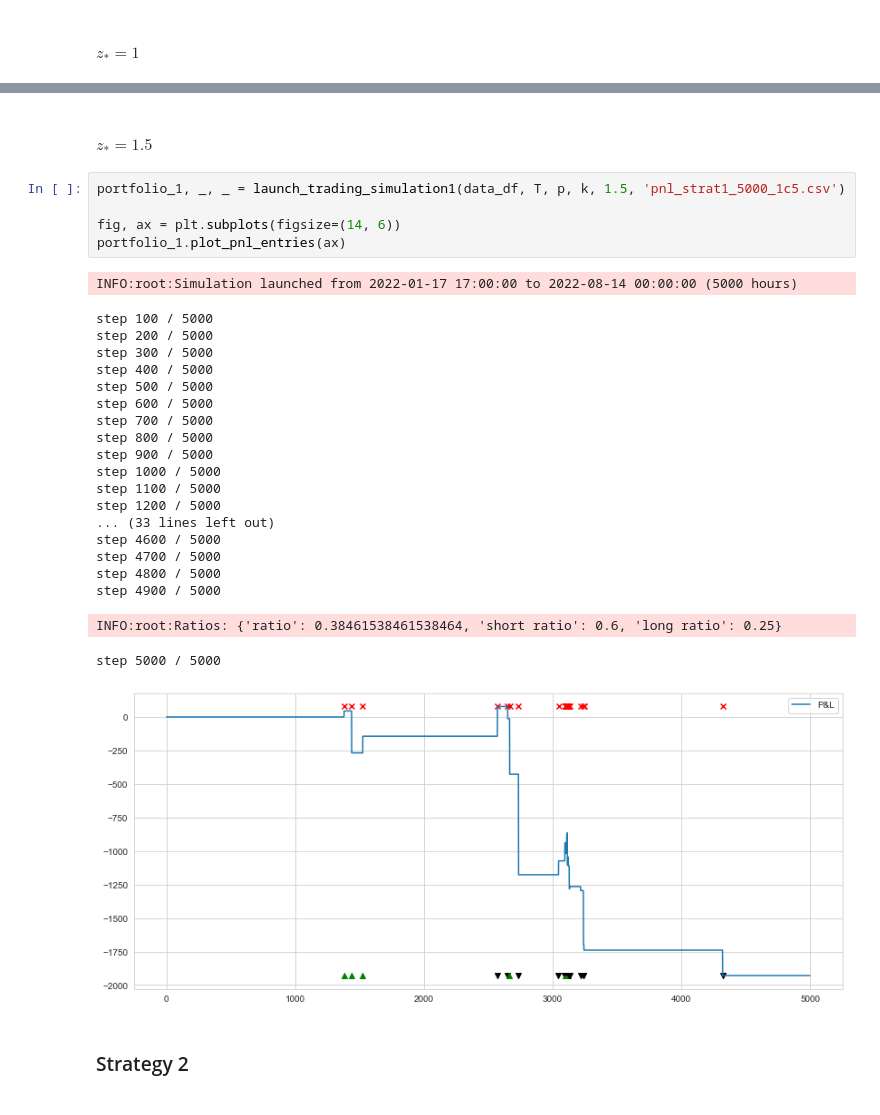
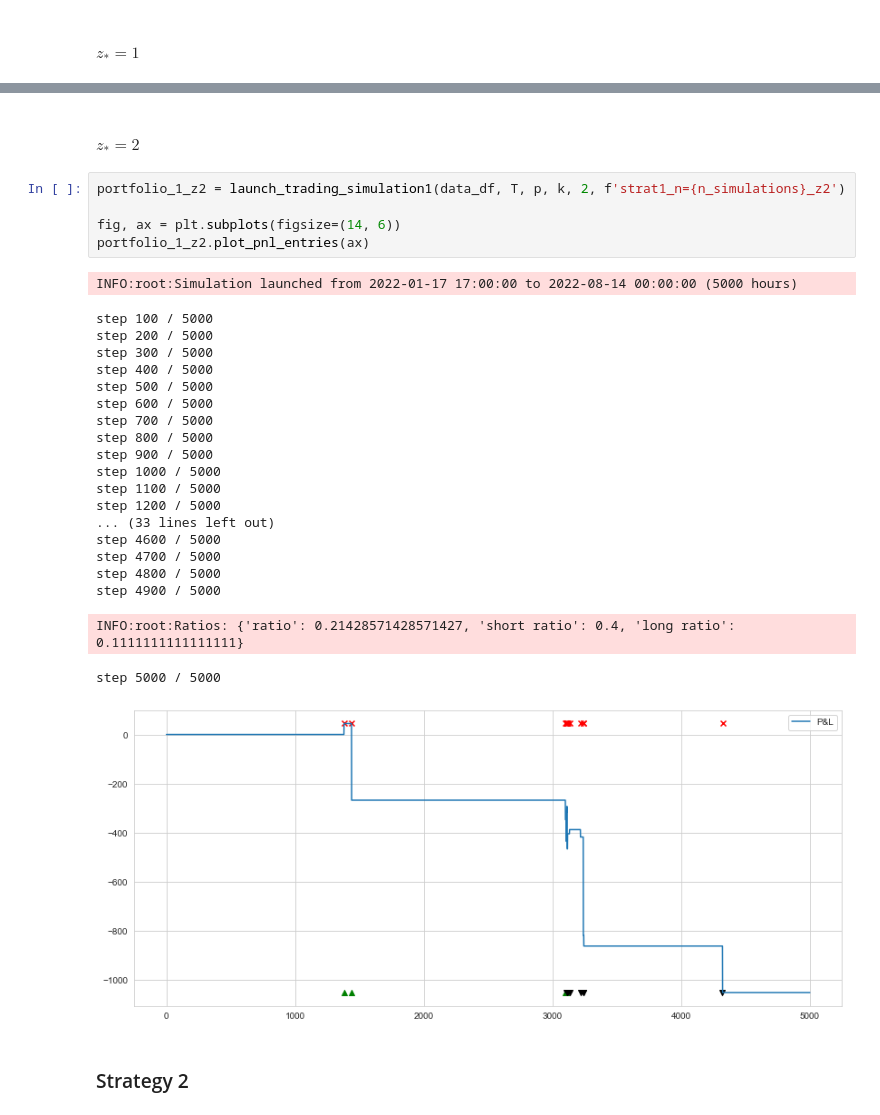
Before and after one commit to Tristan-C-13/modelling-non-stationary-time-series, a Jupyter notebook: meeting.ipynb, the cells around one changed output, grey strips where cells are left out. Drawn from its saved outputs; the diff is of its cells as text.

```diff
--- a/meeting.ipynb
+++ b/meeting.ipynb
@@ -160,33 +189,33 @@ portfolio_1.plot_pnl_entries(ax)
 [figure]
 # %% [markdown]
-#### $z_* = 1.5$
+#### $z_* = 2$
 # %%
-portfolio_1, _, _ = launch_trading_simulation1(data_df, T, p, k, 1.5, 'pnl_strat1_5000_1c5.csv')
+portfolio_1_z2 = launch_trading_simulation1(data_df, T, p, k, 2, f'strat1_n={n_simulations}_z2')
 
 fig, ax = plt.subplots(figsize=(14, 6))
-portfolio_1.plot_pnl_entries(ax)
+portfolio_1_z2.plot_pnl_entries(ax)
 # %% [output]
 INFO:root:Simulation launched from 2022-01-17 17:00:00 to 2022-08-14 00:00:00 (5000 hours)
 step 100 / 5000
 step 200 / 5000
 step 300 / 5000
 step 400 / 5000
 step 500 / 5000
 step 600 / 5000
 step 700 / 5000
 step 800 / 5000
 step 900 / 5000
 step 1000 / 5000
 step 1100 / 5000
 step 1200 / 5000
 ... (33 lines left out)
 step 4600 / 5000
 step 4700 / 5000
 step 4800 / 5000
 step 4900 / 5000
-INFO:root:Ratios: {'ratio': 0.38461538461538464, 'short ratio': 0.6, 'long ratio': 0.25}
+INFO:root:Ratios: {'ratio': 0.21428571428571427, 'short ratio': 0.4, 'long ratio': 0.1111111111111111}
 step 5000 / 5000
-[figure, old version]
+[figure, new version]
 # %% [markdown]
 ### Strategy 2
 # %% [markdown]
```
Also changed, not shown: parts of 16 cells of this notebook, 1 other file.
